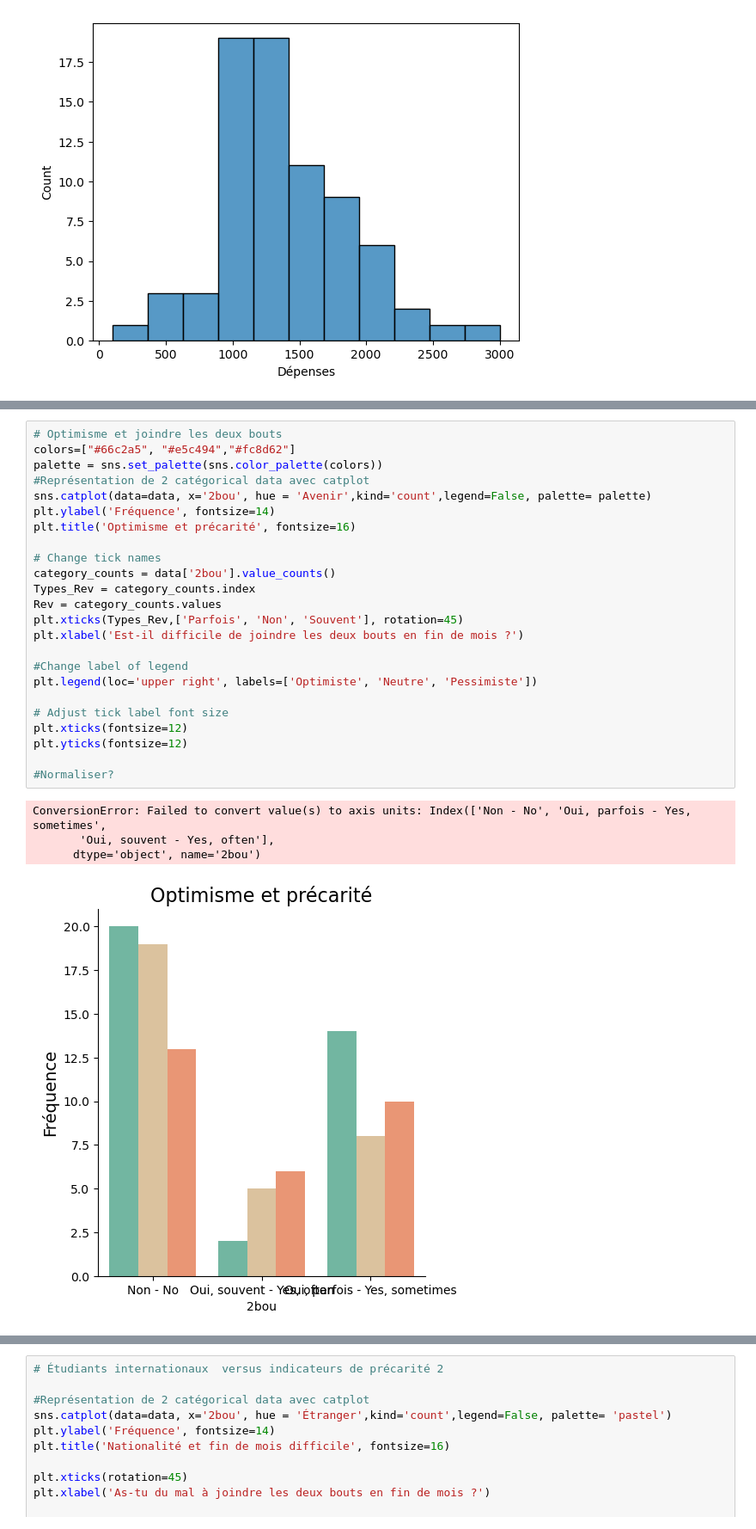
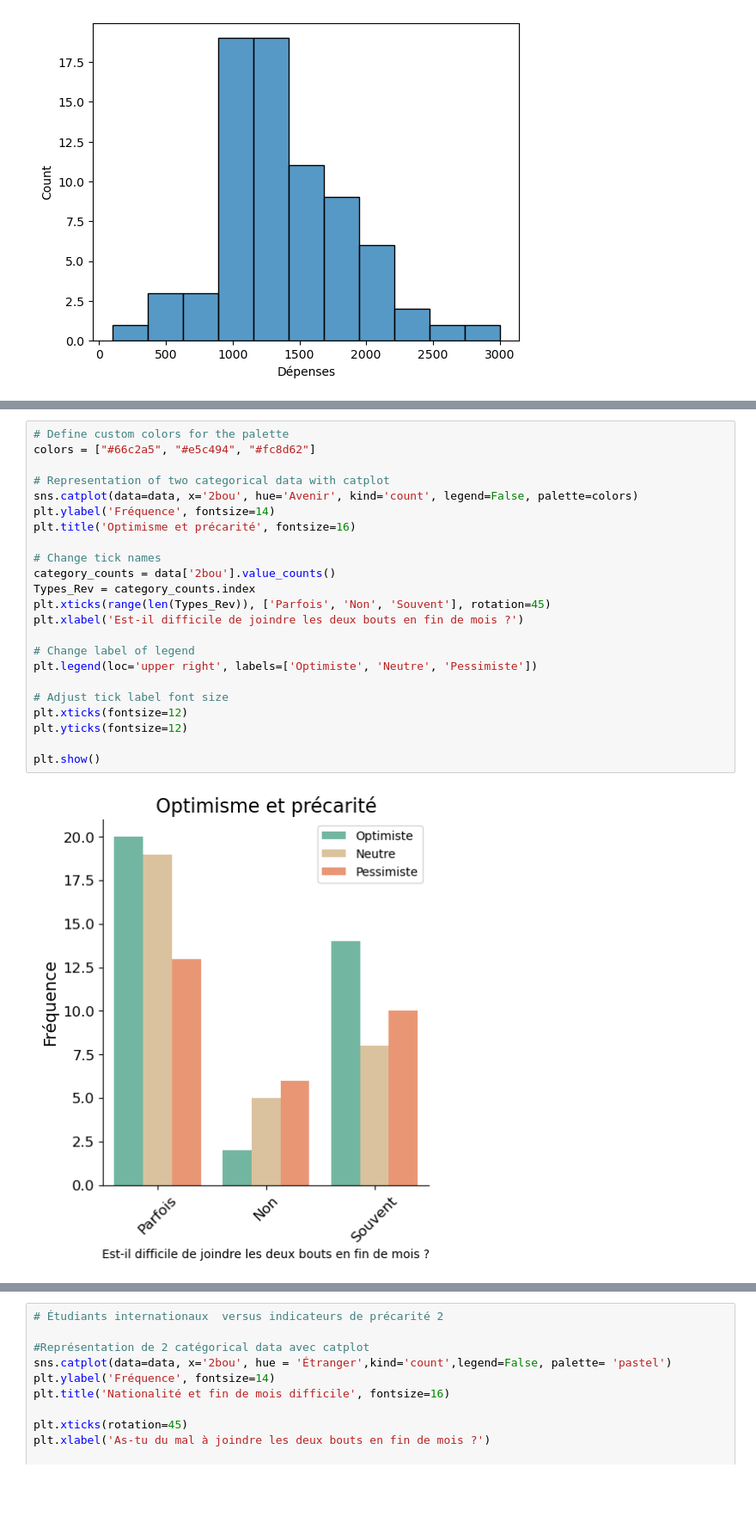
Before and after one commit to ClarissePierre/Precarite_Analyse, a Jupyter notebook: analyse.ipynb, the cells around one changed output, grey strips where cells are left out. Shown at 86% size. Cells and saved outputs as stored; diff of their text form; blank space fills up the shorter version.

```diff
--- a/analyse.ipynb
+++ b/analyse.ipynb
@@ -890,32 +885,28 @@ sns.boxplot(ax=axs[2],data=data_without_parents, y="Dépenses", x="Médecin", pa
 # %%
-# Optimisme et joindre les deux bouts
-colors=["#66c2a5", "#e5c494","#fc8d62"]
-palette = sns.set_palette(sns.color_palette(colors))
-#Représentation de 2 catégorical data avec catplot
-sns.catplot(data=data, x='2bou', hue = 'Avenir',kind='count',legend=False, palette= palette)
+# Define custom colors for the palette
+colors = ["#66c2a5", "#e5c494", "#fc8d62"]
+
+# Representation of two categorical data with catplot
+sns.catplot(data=data, x='2bou', hue='Avenir', kind='count', legend=False, palette=colors)
 plt.ylabel('Fréquence', fontsize=14)
 plt.title('Optimisme et précarité', fontsize=16)
 
 # Change tick names
 category_counts = data['2bou'].value_counts()
 Types_Rev = category_counts.index
-Rev = category_counts.values
-plt.xticks(Types_Rev,['Parfois', 'Non', 'Souvent'], rotation=45)
+plt.xticks(range(len(Types_Rev)), ['Parfois', 'Non', 'Souvent'], rotation=45)
 plt.xlabel('Est-il difficile de joindre les deux bouts en fin de mois ?')
 
-#Change label of legend
+# Change label of legend
 plt.legend(loc='upper right', labels=['Optimiste', 'Neutre', 'Pessimiste'])
 
 # Adjust tick label font size
 plt.xticks(fontsize=12)
 plt.yticks(fontsize=12)
 
-#Normaliser?
+plt.show()
 # %% [output]
-ConversionError: Failed to convert value(s) to axis units: Index(['Non - No', 'Oui, parfois - Yes, sometimes',
-       'Oui, souvent - Yes, often'],
-      dtype='object', name='2bou')
-[figure, old version]
+[figure, new version]
 # %%
 # Précarité / étranger
 #Créer colonne suisse ou étranger
```
Also changed, not shown: parts of 16 cells of this notebook.
